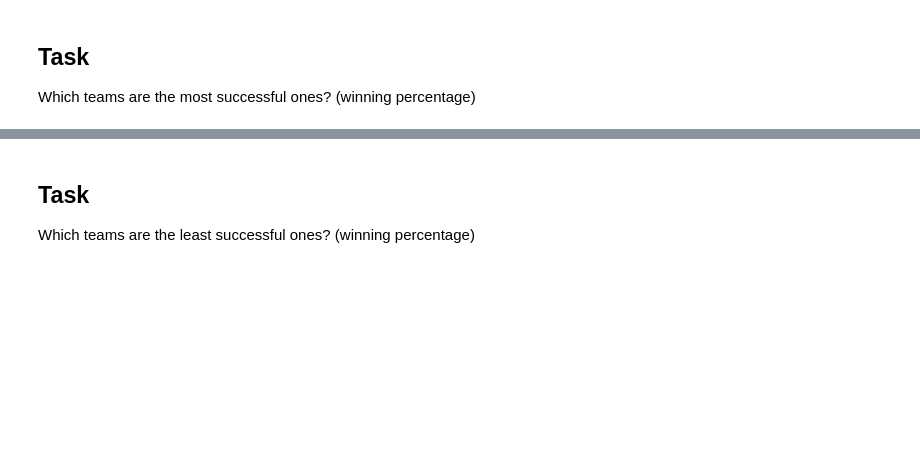
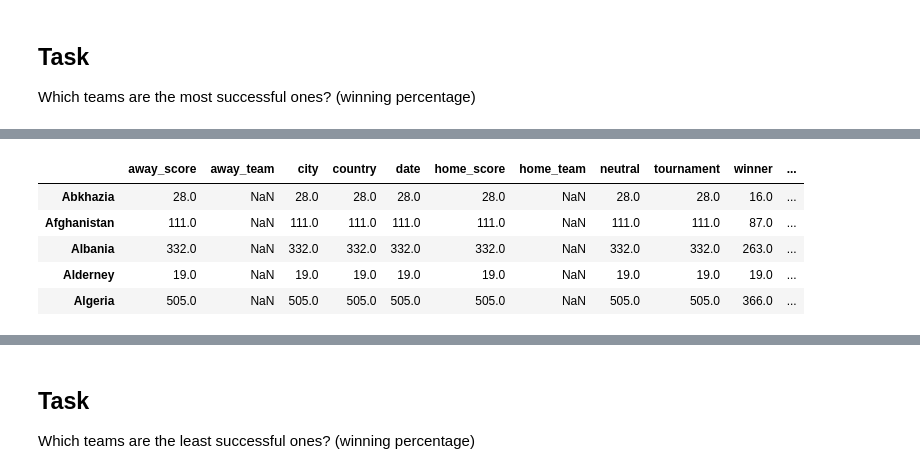
Before and after one commit to TasneemYou/dataviz_exercises, a Jupyter notebook: dataviz_challenge.ipynb, the cells around one changed output, grey strips where cells are left out. Cells and saved outputs as stored; diff of their text form; code cells hidden in the pictures; blank space fills up the shorter version.

```diff
--- a/dataviz_challenge.ipynb
+++ b/dataviz_challenge.ipynb
@@ -217,0 +227,4 @@ Which teams are the most successful ones? (winning percentage)
+# %%
+df['winner'] = np.where(df['home_score'] > df['away_score'], df['home_team'] , df['away_team'])
+# %%
+df['winner']= np.where(df['home_score'] == df['away_score'], np.nan , df['winner'])
@@ -217,0 +240,2 @@ Which teams are the most successful ones? (winning percentage)
+# %%
+df_9=df.groupby('home_team').count()+df.groupby('away_team').count()
@@ -217,0 +251,11 @@ Which teams are the most successful ones? (winning percentage)
+# %%
+df_9['win_count']=df.groupby('winner').count().date
+# %%
+df_9.head()
+# %% [output]
+|  | away_score | away_team | city | country | date | home_score | home_team | neutral | tournament | winner | ... |
+| Abkhazia | 28.0 | NaN | 28.0 | 28.0 | 28.0 | 28.0 | NaN | 28.0 | 28.0 | 16.0 | ... |
+| Afghanistan | 111.0 | NaN | 111.0 | 111.0 | 111.0 | 111.0 | NaN | 111.0 | 111.0 | 87.0 | ... |
+| Albania | 332.0 | NaN | 332.0 | 332.0 | 332.0 | 332.0 | NaN | 332.0 | 332.0 | 263.0 | ... |
+| Alderney | 19.0 | NaN | 19.0 | 19.0 | 19.0 | 19.0 | NaN | 19.0 | 19.0 | 19.0 | ... |
+| Algeria | 505.0 | NaN | 505.0 | 505.0 | 505.0 | 505.0 | NaN | 505.0 | 505.0 | 366.0 | ... |
```
Also changed, not shown: parts of 16 cells of this notebook.
